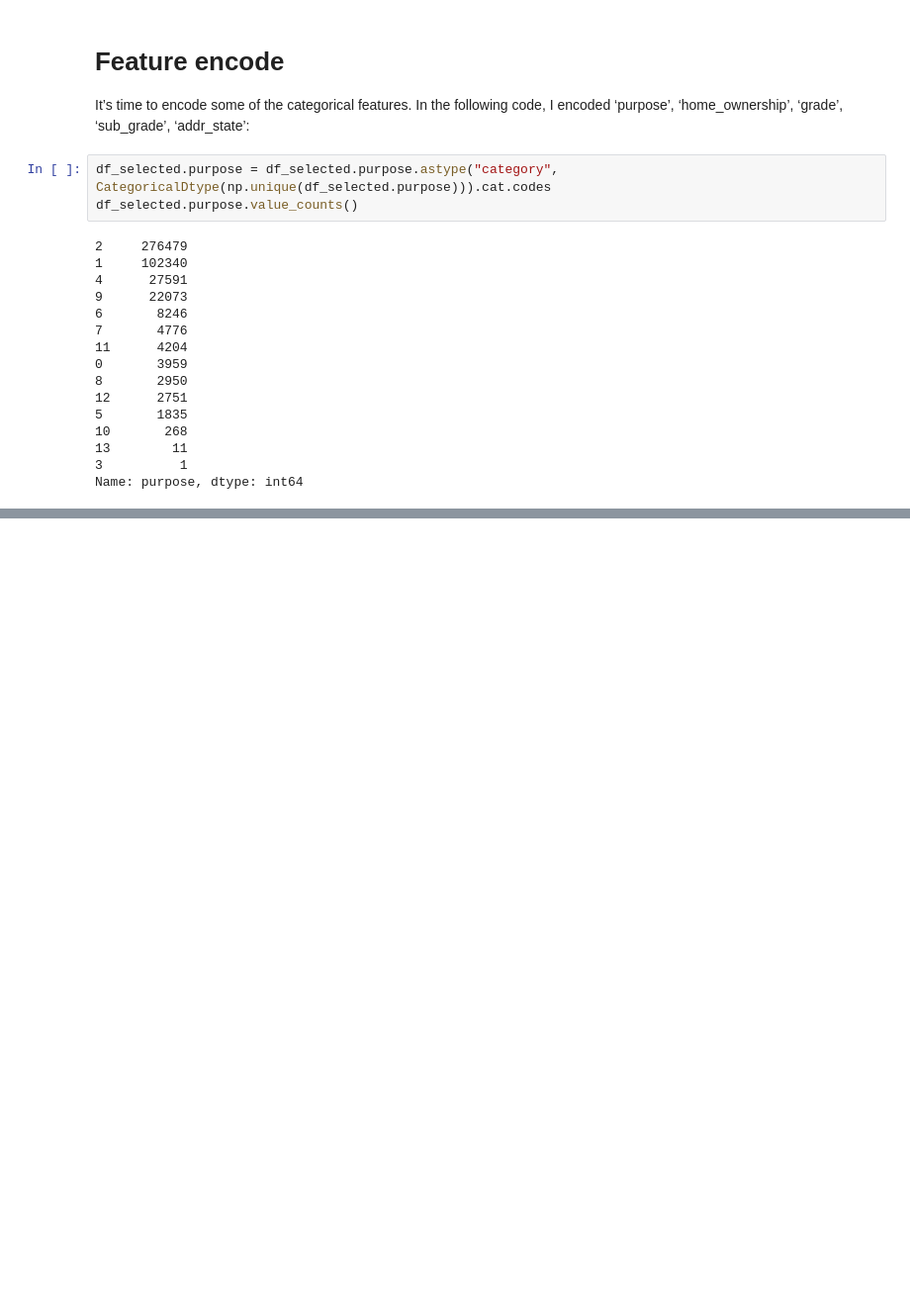
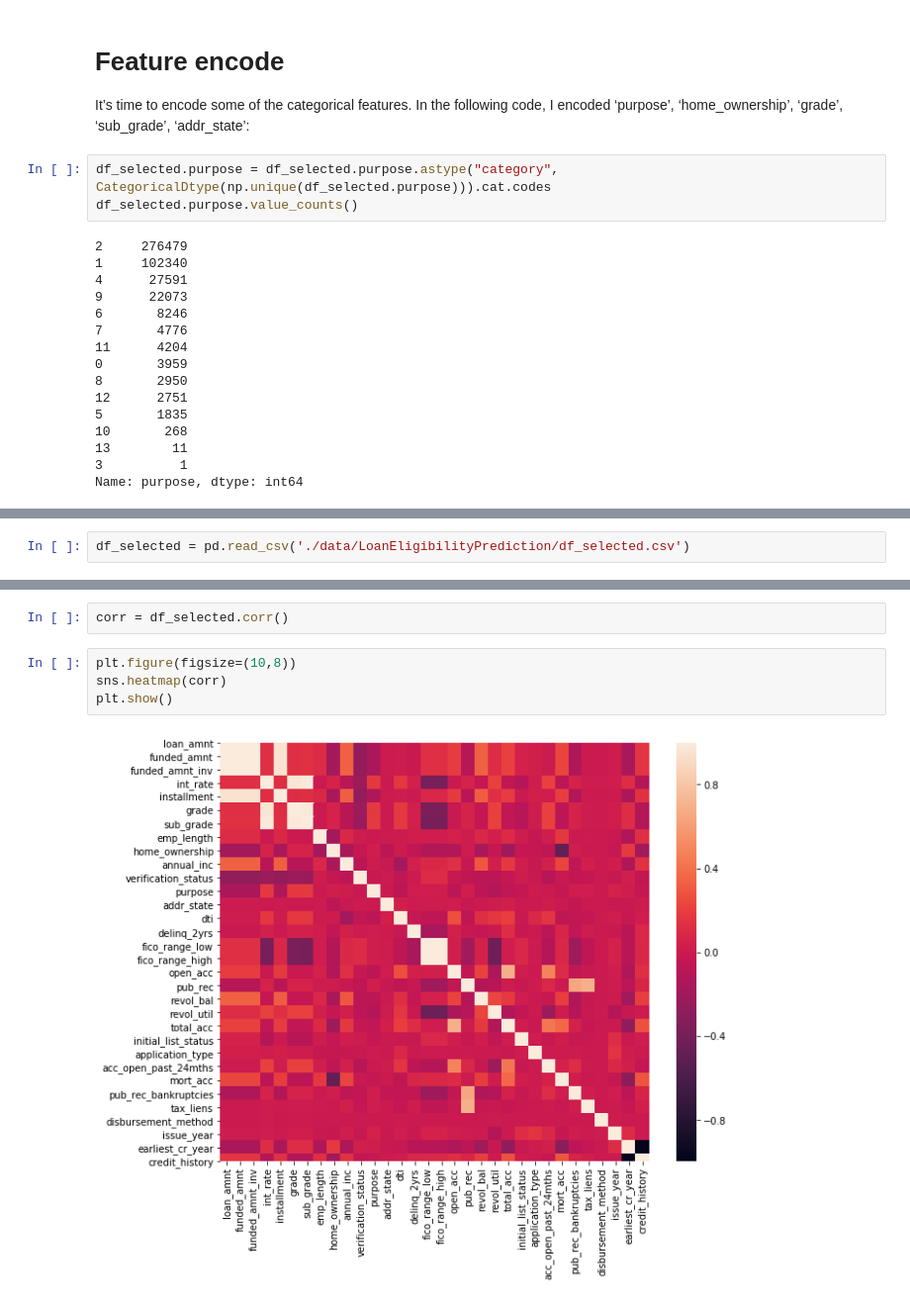
Before and after one commit to tixix/DataScience, a Jupyter notebook: Projects/Financial_Data_Analysis_Project.ipynb, the cells around one changed output, grey strips where cells are left out. Shown at 99% size. Saved outputs shown, nothing was run; the diff lists cells and outputs as text; blank space fills up the shorter version.

Commit message:
cont Financial Data Analysis

```diff
--- a/Projects/Financial_Data_Analysis_Project.ipynb
+++ b/Projects/Financial_Data_Analysis_Project.ipynb
@@ -663,0 +749,2 @@ Name: purpose, dtype: int64
+# %%
+df_selected = pd.read_csv('./data/LoanEligibilityPrediction/df_selected.csv')
@@ -663,0 +754,8 @@ Name: purpose, dtype: int64
+# %%
+corr = df_selected.corr()
+# %%
+plt.figure(figsize=(10,8))
+sns.heatmap(corr)
+plt.show()
+# %% [output]
+[figure, added]
```
Also changed, not shown: parts of 14 cells of this notebook.
